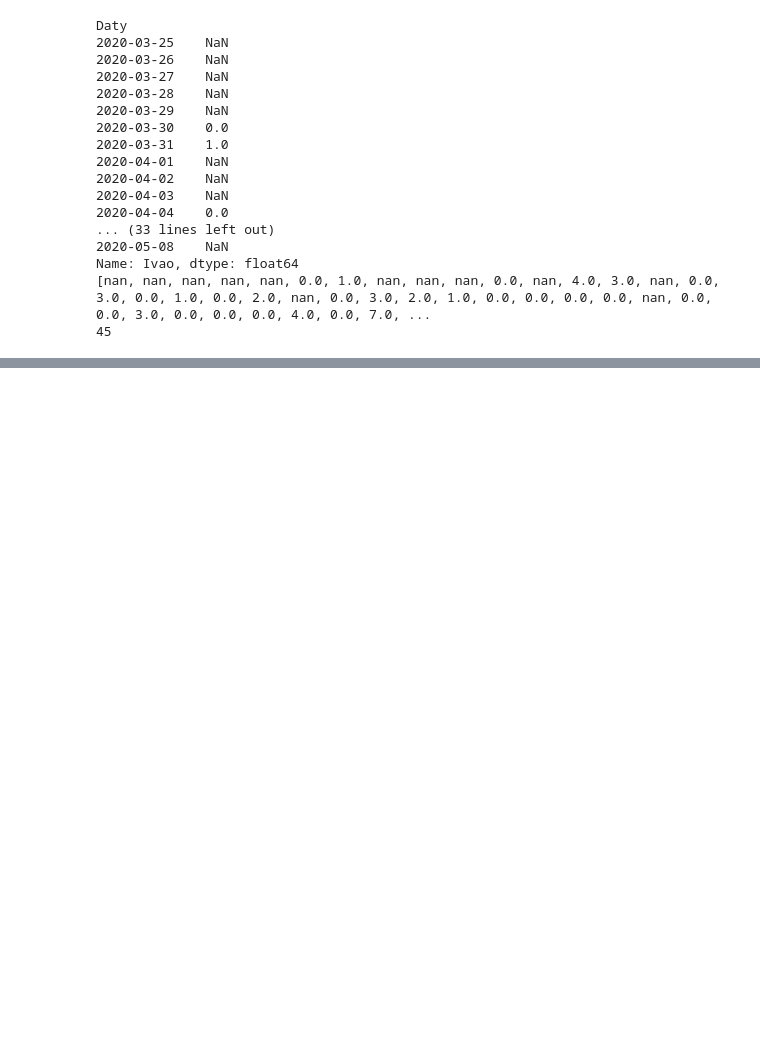
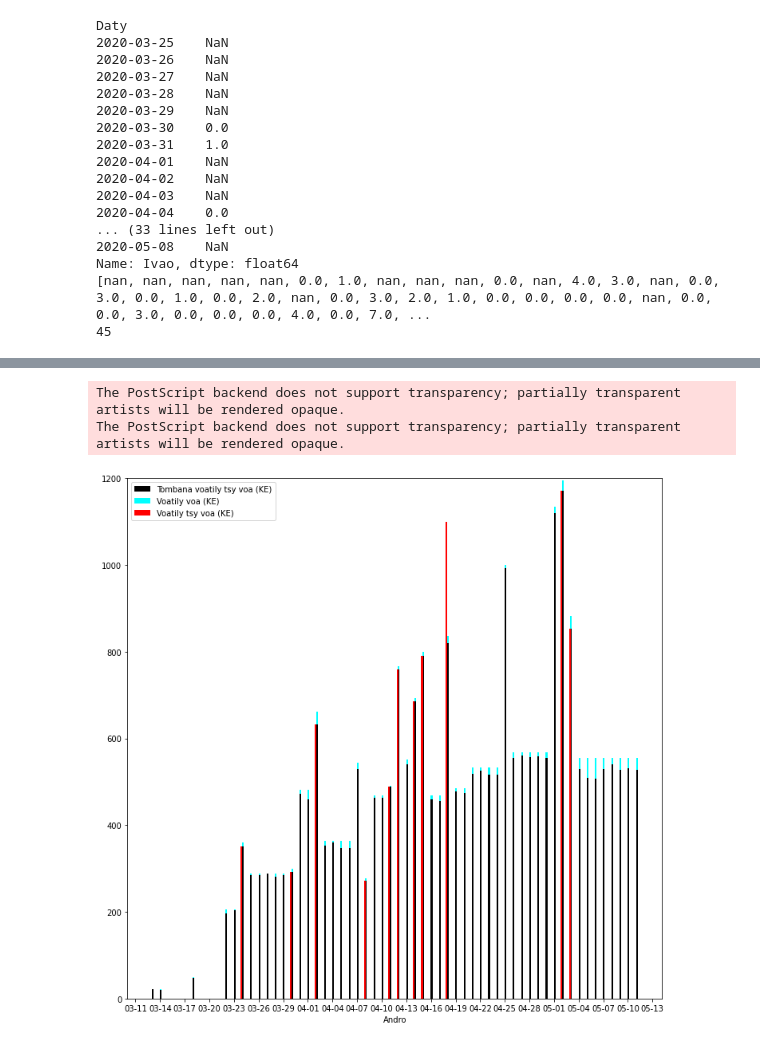
Before and after one commit to herysedra/covid19-mankaiza-clone, a Jupyter notebook: stats/Fampita_mdg_ke.ipynb, the cells around one changed output, grey strips where cells are left out. Saved outputs shown, nothing was run; the diff lists cells and outputs as text; code cells hidden in the pictures; blank space fills up the shorter version.

```diff
--- a/stats/Fampita_mdg_ke.ipynb
+++ b/stats/Fampita_mdg_ke.ipynb
@@ -297,0 +300,8 @@ plt.show()
+# %%
+datacounty = ke_datafar.groupby('Faritra')
+
+ketilyvoa = datacounty.get_group('Kenya')
+
+ketilyvoa.set_index('Daty', inplace=True)
+ketilyvoa.index = pd.to_datetime(ketilyvoa.index)
+datacounty.get_group('Kenya').info()
@@ -297,0 +326,25 @@ plt.show()
+# %%
+fig, ax = plt.subplots(figsize=(12, 12))
+
+frt = np.ones(len(ketilyvoa.index))*datetime.timedelta(hours=2)
+
+ax.bar(ketilyvoa.index + frt, ketilyvoa['Tsyvoatomb'], width= 0.2, color = 'black', label = 'Tombana voatily tsy voa (KE)')
+ax.bar(ketilyvoa.index + frt, ketilyvoa['Ivao'], width= 0.2, color ='cyan', bottom = ketilyvoa['Tsyvoatomb'], label = 'Voatily voa (KE)')
+ax.bar(ketilyvoa.index - frt, ketilyvoa['Tsyvoa'], width= 0.2, color = 'red', label = 'Voatily tsy voa (KE)')
+
+ax.set(xlabel ='Andro')
+
+date_form = DateFormatter("%m-%d")
+ax.xaxis.set_major_formatter(date_form)
+
+ax.xaxis.set_major_locator(mdates.DayLocator(interval=3))
+ax.legend(loc= 'upper left')
+
+plt.ylim(0,1200)
+plt.savefig(path_to_save+'ketahatv.eps')
+
+plt.show()
+# %% [output]
+The PostScript backend does not support transparency; partially transparent artists will be rendered opaque.
+The PostScript backend does not support transparency; partially transparent artists will be rendered opaque.
+[figure, added]
```
Also changed, not shown: parts of 17 cells of this notebook.
